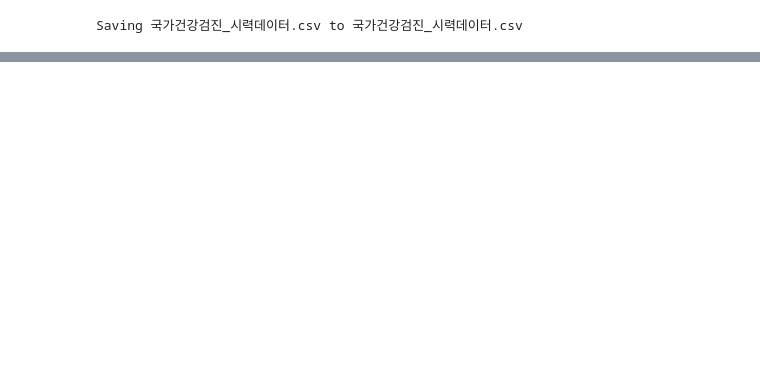
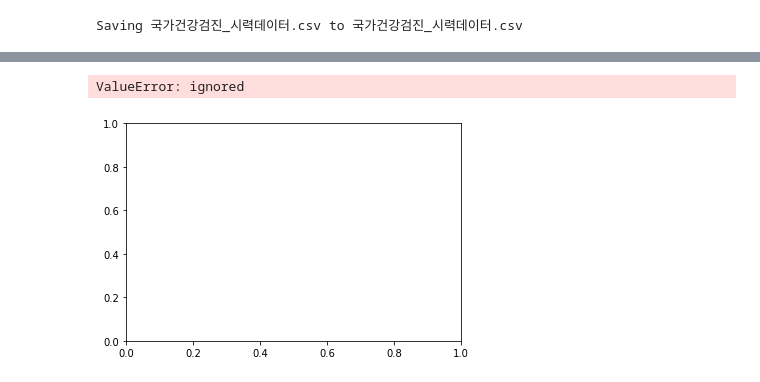
Before and after one commit to jennifer060697/AI15_Project, a Jupyter notebook: Untitled10.ipynb, the cells around one changed output, grey strips where cells are left out. Saved outputs shown, nothing was run; the diff lists cells and outputs as text; code cells hidden in the pictures; blank space fills up the shorter version.

```diff
--- a/Untitled10.ipynb
+++ b/Untitled10.ipynb
@@ -36,0 +63,4 @@ Saving 국가건강검진_시력데이터.csv to 국가건강검진_시력데이
+# %%
+x_data, y_data = Xysplit(data)
+# %%
+x_train, x_test, y_train, y_test = train_test_split(x_data, y_data, stratify=y_data, test_size=0.2, random_state=42)
@@ -36,0 +104,23 @@ Saving 국가건강검진_시력데이터.csv to 국가건강검진_시력데이
+# %%
+from operator import xor
+# 양쪽 시력 없음, 한쪽 시력 없음 컬럼 추가
+# 의문점
+# 시력 컬럼에 이상치 9.9 로 이미 단서가 주어져있긴하다. 이걸 컬럼을 쪼개는게 의미가 있는가
+# 모델에 따라 다를것은 확실해보인다.
+# 트리 기반의 경우 어떤 차이를 보일지 확인해보면 좋을 것 같다.
+
+def add_columns(data) :
+  # 양쪽시력없음
+  left_blind = data['VA_LT'] > 9
+  right_blind = data['VA_RT'] > 9
+  Both_Blind = []
+  One_Blind = []
+  for l,r in zip(left_blind, right_blind) :
+    Both_Blind.append(l and r)
+    One_Blind.append(l ^ r)
+  data['Both Blind'] = Both_Blind
+  data['One Blind'] = One_Blind
+  data = data.replace({True : 1, False : 0})
+  return data
+# %%
+x_train = add_columns(x_train)
@@ -36,0 +148,6 @@ Saving 국가건강검진_시력데이터.csv to 국가건강검진_시력데이
+# %%
+# 나이 - 고혈압
+plt.hist(x_train['AGE_G'], x_train['GLAUCOMA'])
+# %% [output]
+ValueError: ignored
+[figure, added]
```
Also changed, not shown: parts of 14 cells of this notebook.
